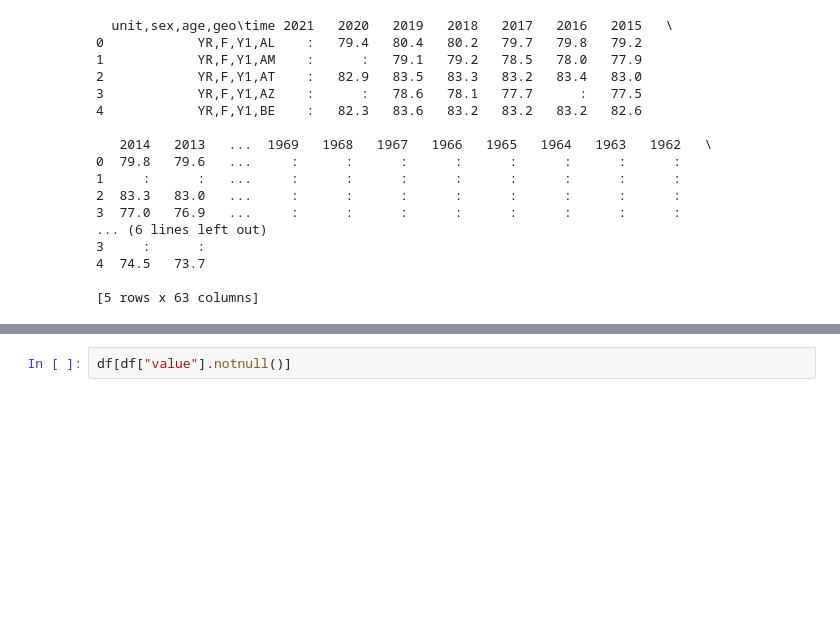
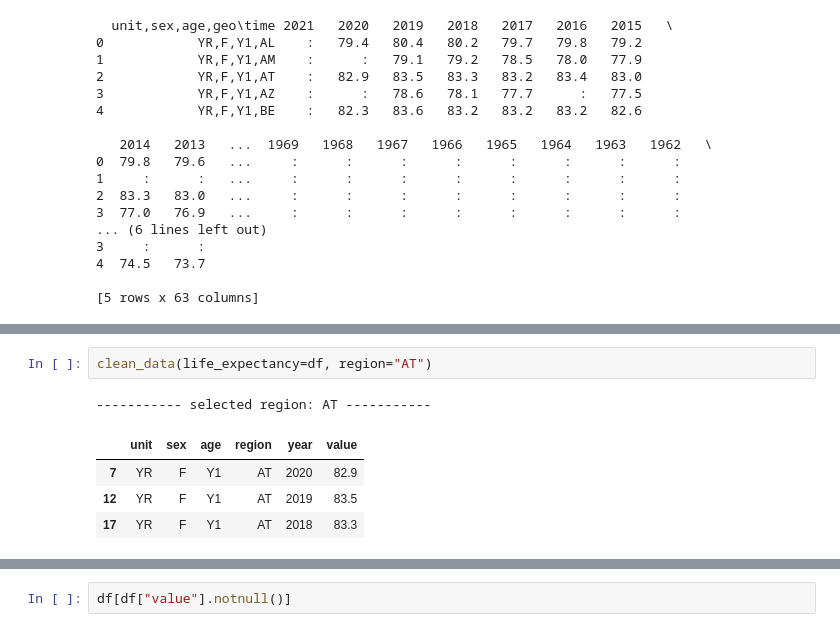
Before and after one commit to gabrieldiasmp/faast-foundations, a Jupyter notebook: assignments/sandbox.ipynb, the cells around one changed output, grey strips where cells are left out. Cells and saved outputs as stored; diff of their text form; blank space fills up the shorter version.

```diff
--- a/assignments/sandbox.ipynb
+++ b/assignments/sandbox.ipynb
@@ -23,0 +58,8 @@ print(df.head())
+# %%
+clean_data(life_expectancy=df, region="AT")
+# %% [output]
+----------- selected region: AT -----------
+|  | unit | sex | age | region | year | value |
+| 7 | YR | F | Y1 | AT | 2020 | 82.9 |
+| 12 | YR | F | Y1 | AT | 2019 | 83.5 |
+| 17 | YR | F | Y1 | AT | 2018 | 83.3 |
```
Also changed, not shown: parts of 16 cells of this notebook, 3 other files.
